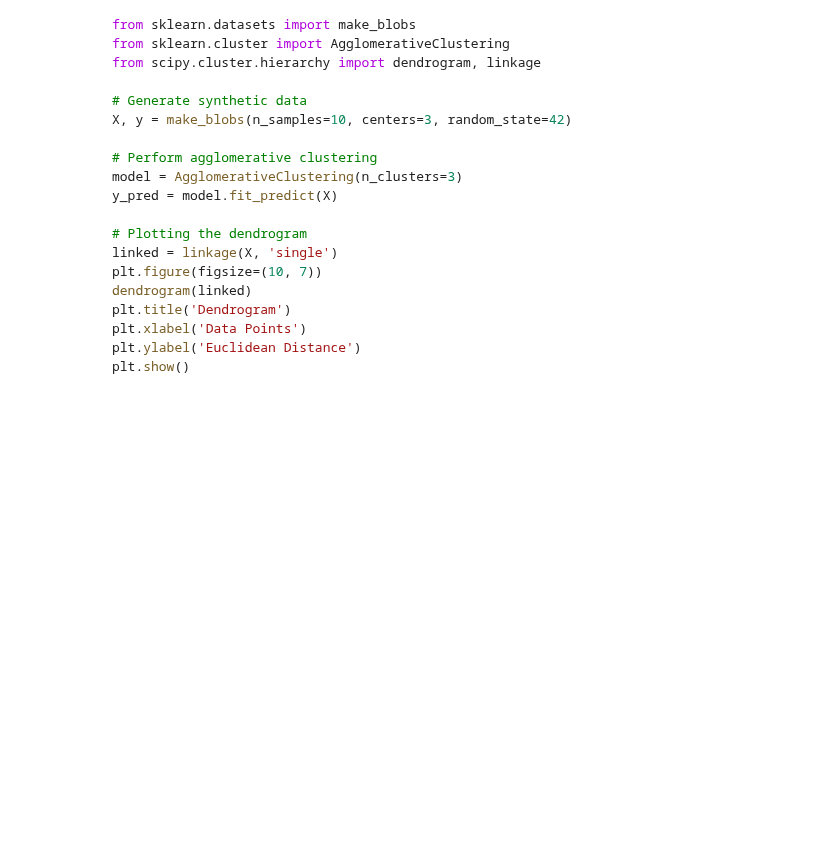
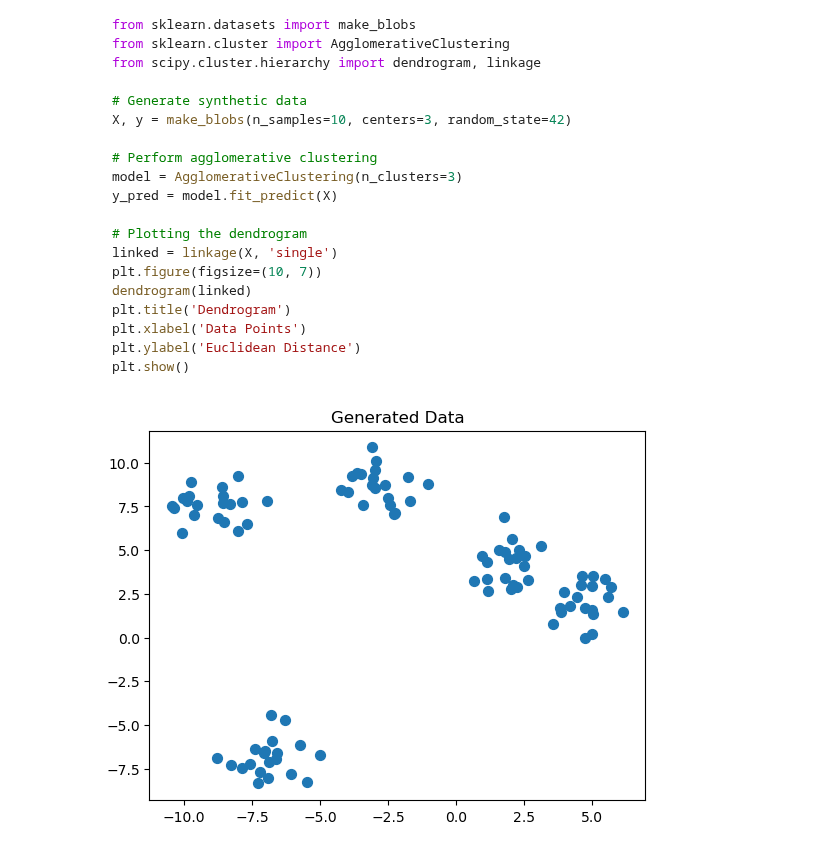
Before and after one commit to ashiknazar/machine_learning_algs, a Jupyter notebook: 10_hierarchial_clustering.ipynb, the cells around one changed output. Drawn from its saved outputs; the diff is of its cells as text; code cells hidden in the pictures; blank space fills up the shorter version.

````diff
--- a/10_hierarchial_clustering.ipynb
+++ b/10_hierarchial_clustering.ipynb
@@ -127,3 +127,16 @@ plt.xlabel('Data Points')
 plt.ylabel('Euclidean Distance')
 plt.show()
 ```
+# %%
+from sklearn.datasets import make_blobs
+import matplotlib.pyplot as plt
+
+# Generate 2D sample data
+X, y_true = make_blobs(n_samples=100, centers=5, cluster_std=1.0, random_state=42)
+
+# Plot the data
+plt.scatter(X[:, 0], X[:, 1], s=50)
+plt.title("Generated Data")
+plt.show()
+# %% [output]
+[figure, added]
````
Also changed, not shown: parts of 2 cells of this notebook, 3 other files.
